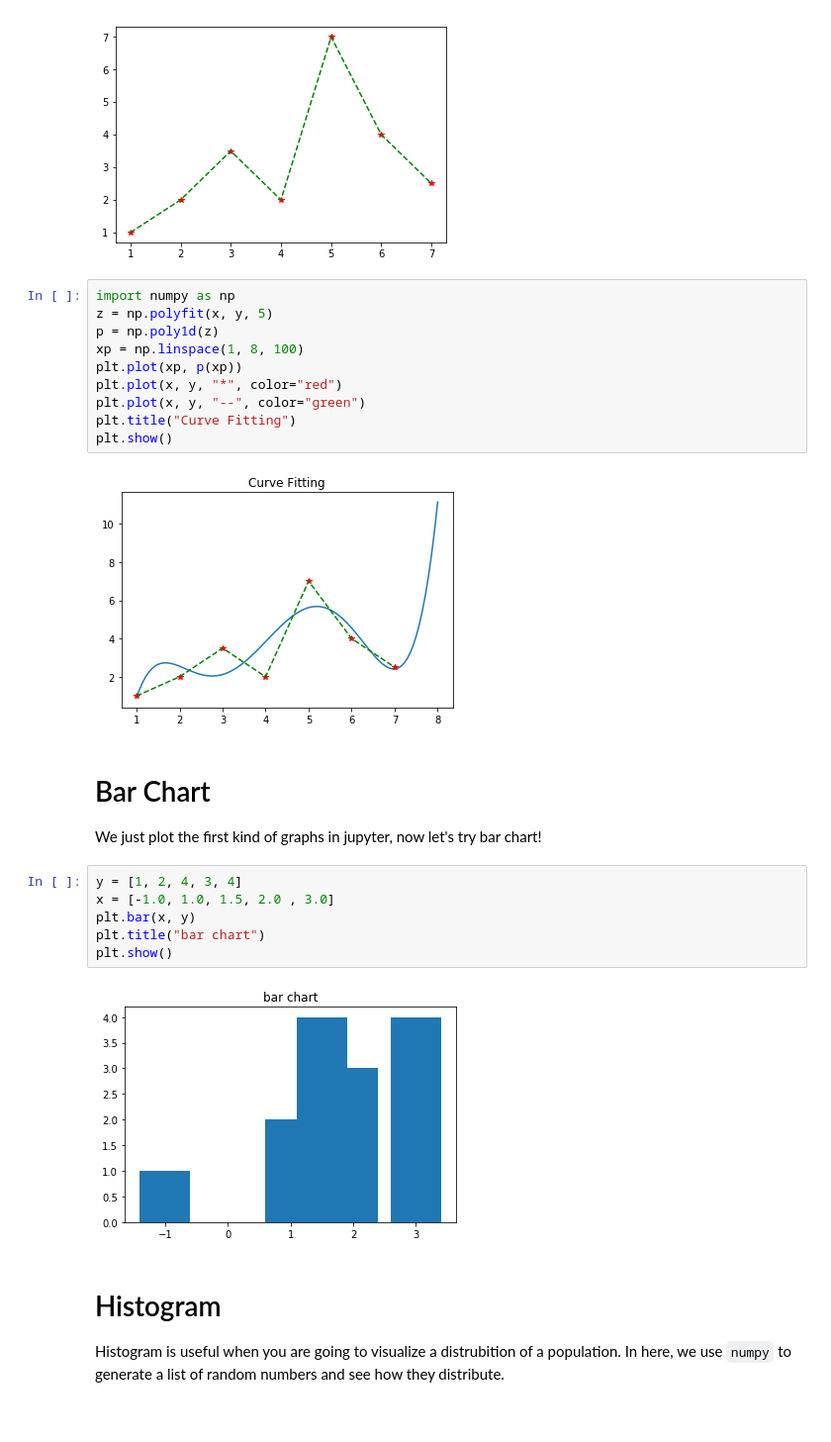
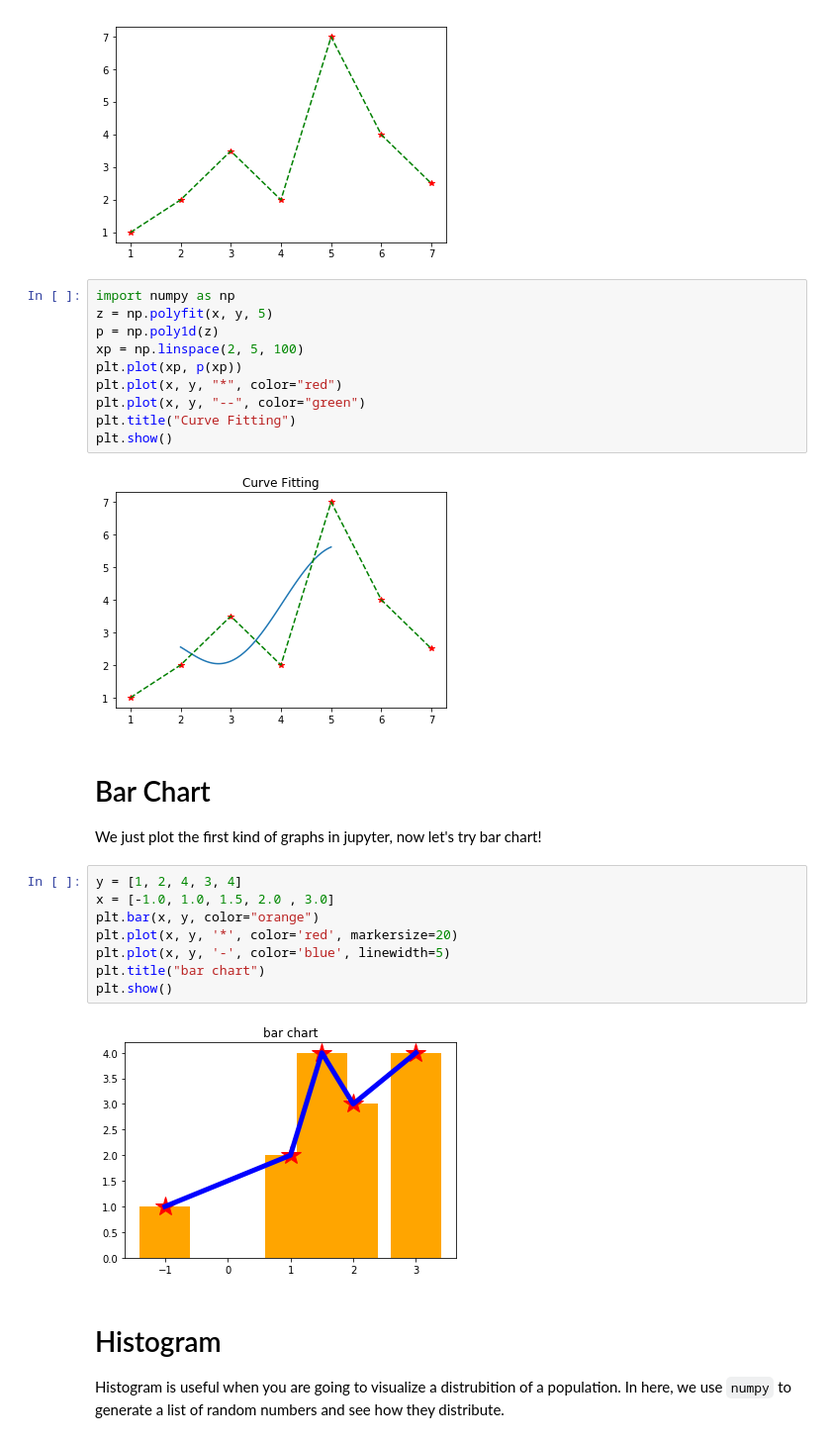
Before and after one commit to howawong/python-for-students, a Jupyter notebook: Data Visualization.ipynb, the cells around one changed output. Shown at 99% size. Cells and saved outputs as stored; diff of their text form.

```diff
--- a/Data Visualization.ipynb
+++ b/Data Visualization.ipynb
@@ -71,25 +76,27 @@ plt.show()
 import numpy as np
 z = np.polyfit(x, y, 5)
 p = np.poly1d(z)
-xp = np.linspace(1, 8, 100)
+xp = np.linspace(2, 5, 100)
 plt.plot(xp, p(xp))
 plt.plot(x, y, "*", color="red")
 plt.plot(x, y, "--", color="green")
 plt.title("Curve Fitting")
 plt.show()
 # %% [output]
-[figure, old version]
+[figure, new version]
 # %% [markdown]
 # Bar Chart
 We just plot the first kind of graphs in jupyter, now let's try bar chart!
 # %%
 y = [1, 2, 4, 3, 4]
 x = [-1.0, 1.0, 1.5, 2.0 , 3.0]
-plt.bar(x, y)
+plt.bar(x, y, color="orange")
+plt.plot(x, y, '*', color='red', markersize=20)
+plt.plot(x, y, '-', color='blue', linewidth=5)
 plt.title("bar chart")
 plt.show()
 # %% [output]
-[figure, old version]
+[figure, new version]
 # %% [markdown]
 # Histogram
 Histogram is useful when you are going to visualize a distrubition of a population. In here, we use `numpy` to generate a list of random numbers and see how they distribute.
```
Also changed, not shown: parts of 15 cells of this notebook.
